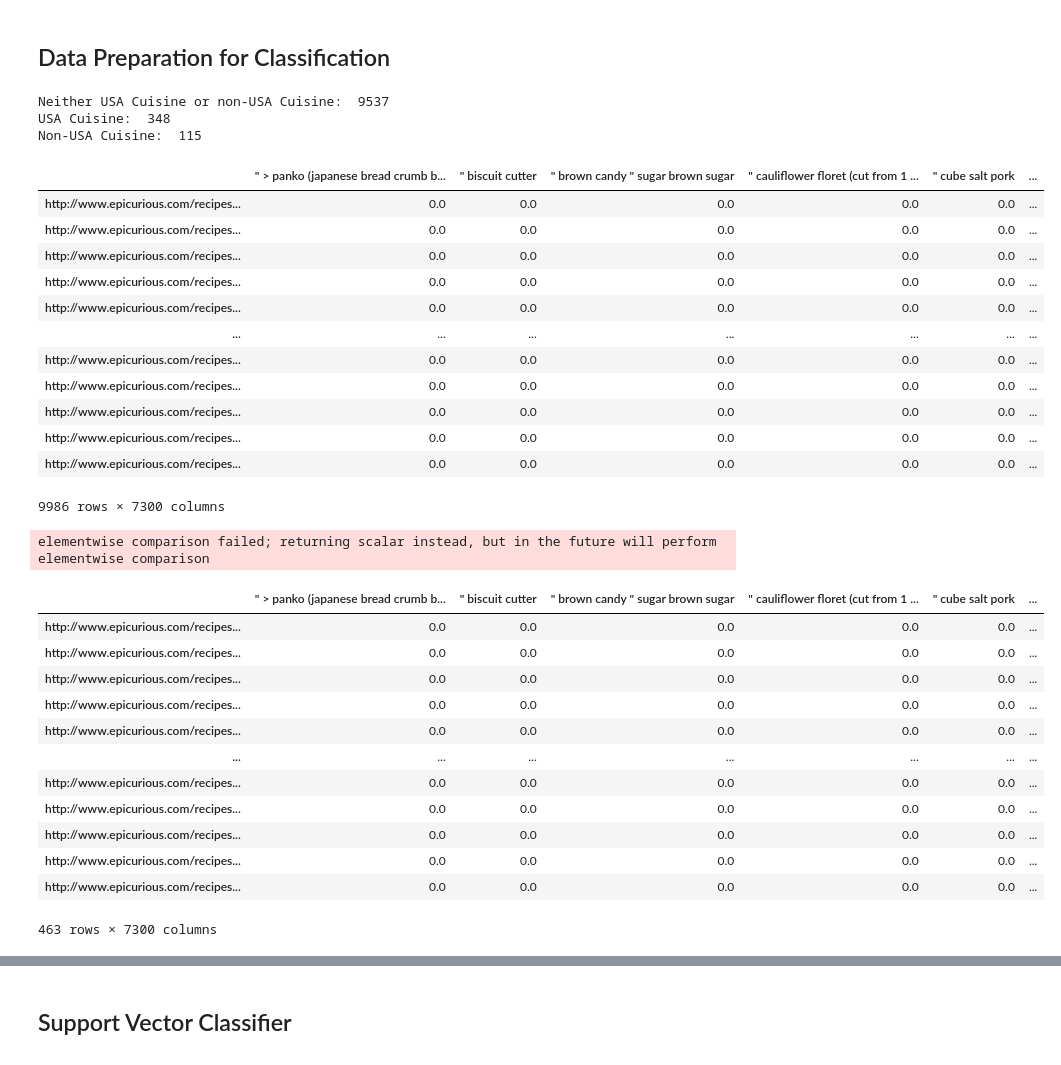
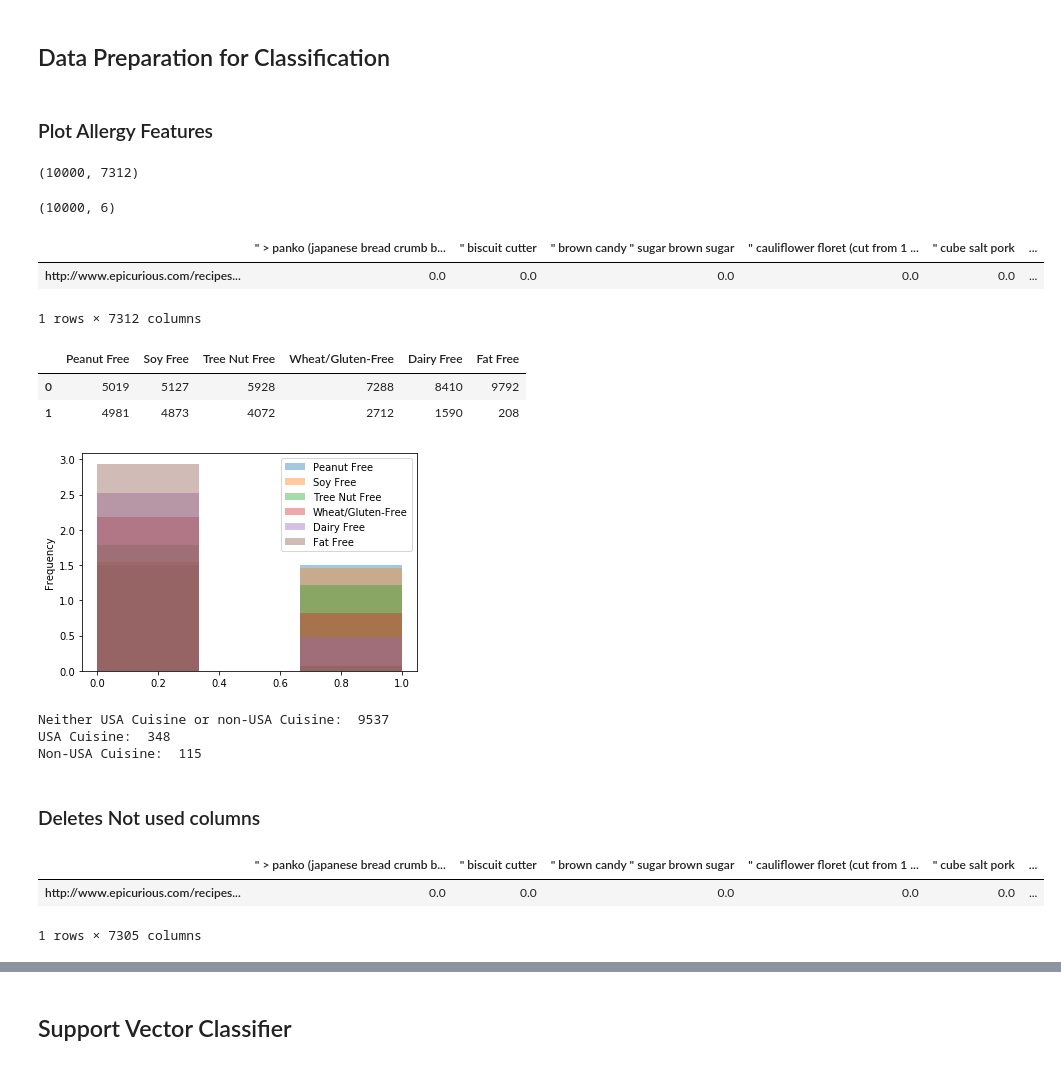
Before and after one commit to Sisyphus192/deep-dishes, a Jupyter notebook: notebooks/classification.ipynb, the cells around one changed output, grey strips where cells are left out. Cells and saved outputs as stored; diff of their text form; code cells hidden in the pictures.

```diff
--- a/notebooks/classification.ipynb
+++ b/notebooks/classification.ipynb
@@ -198,3 +198,32 @@ sample_df = addCuisinetypesToDF(sample_df,usa_cuisine,non_usa_cuisine)
 cuisine_df = sample_df
 sample_df = addallergytoDF(allergy_tags,sample_df)
 sample_df = dropZeroColumns(sample_df)
+# %% [markdown]
+### Plot Allergy Features
+# %%
+sample_df.shape
+# %% [output]
+(10000, 7312)
+# %%
+sample_df[allergy].shape
+# %% [output]
+(10000, 6)
+# %%
+allergy = ['Peanut Free','Soy Free','Tree Nut Free','Wheat/Gluten-Free','Dairy Free','Fat Free']
+sample_df[allergy] *= 1
+sample_df.head(1)
+# %% [output]
+|  | " > panko (japanese bread crumb b... | " biscuit cutter | " brown candy " sugar brown sugar | " cauliflower floret (cut from 1 ... | " cube salt pork | ... |
+| http://www.epicurious.com/recipes... | 0.0 | 0.0 | 0.0 | 0.0 | 0.0 | ... |
+1 rows × 7312 columns
+# %%
+sample_df[allergy].apply(pd.value_counts)
+# %% [output]
+|  | Peanut Free | Soy Free | Tree Nut Free | Wheat/Gluten-Free | Dairy Free | Fat Free |
+| 0 | 5019 | 5127 | 5928 | 7288 | 8410 | 9792 |
+| 1 | 4981 | 4873 | 4072 | 2712 | 1590 | 208 |
+# %%
+sample_df[allergy].plot.hist(alpha=0.4,density=True,bins=3)
+plt.show()
+# %% [output]
+[figure, added]
@@ -209,47 +244,21 @@ print("Non-USA Cuisine: ",count2)
 Neither USA Cuisine or non-USA Cuisine:  9537
 USA Cuisine:  348
 Non-USA Cuisine:  115
+# %% [markdown]
+### Deletes Not used columns
+# %%
+drop_column = ['avg_rating','best_rating','prepare_again_rating','num_reviews','usa_cuisine','tags','title']
+label_column = ['Peanut Free','Soy Free','Tree Nut Free','Wheat/Gluten-Free','Dairy Free','Fat Free']
+
+# copy1 = sample_df
+# copy2 = sample_df
+# usa_tag_df = deleterows(copy1,'usa_cuisine',2,'',True)
+# no_cuisine_tag_df = deleterows(copy2,'usa_cuisine',1,0,False)
 # %%
 sample_df = dropColumn(sample_df,drop_column)
 # %%
-sample_df
+sample_df.head(1)
 # %% [output]
 |  | " > panko (japanese bread crumb b... | " biscuit cutter | " brown candy " sugar brown sugar | " cauliflower floret (cut from 1 ... | " cube salt pork | ... |
 | http://www.epicurious.com/recipes... | 0.0 | 0.0 | 0.0 | 0.0 | 0.0 | ... |
-| http://www.epicurious.com/recipes... | 0.0 | 0.0 | 0.0 | 0.0 | 0.0 | ... |
-| http://www.epicurious.com/recipes... | 0.0 | 0.0 | 0.0 | 0.0 | 0.0 | ... |
-| http://www.epicurious.com/recipes... | 0.0 | 0.0 | 0.0 | 0.0 | 0.0 | ... |
-| http://www.epicurious.com/recipes... | 0.0 | 0.0 | 0.0 | 0.0 | 0.0 | ... |
-| ... | ... | ... | ... | ... | ... | ... |
-| http://www.epicurious.com/recipes... | 0.0 | 0.0 | 0.0 | 0.0 | 0.0 | ... |
-| http://www.epicurious.com/recipes... | 0.0 | 0.0 | 0.0 | 0.0 | 0.0 | ... |
-| http://www.epicurious.com/recipes... | 0.0 | 0.0 | 0.0 | 0.0 | 0.0 | ... |
-| http://www.epicurious.com/recipes... | 0.0 | 0.0 | 0.0 | 0.0 | 0.0 | ... |
-| http://www.epicurious.com/recipes... | 0.0 | 0.0 | 0.0 | 0.0 | 0.0 | ... |
-9986 rows × 7300 columns
+1 rows × 7305 columns
-# %%
-drop_column = ['avg_rating','best_rating','prepare_again_rating','num_reviews','Peanut Free','Soy Free','Tree Nut Free','Wheat/Gluten-Free','Dairy Free','Fat Free','tags','title']
-label_column = ['usa_cuisine']
-
-copy1 = sample_df
-copy2 = sample_df
-usa_tag_df = deleterows(copy1,'usa_cuisine',2,'',True)
-no_cuisine_tag_df = deleterows(copy2,'usa_cuisine',1,0,False)
-# %% [output]
-elementwise comparison failed; returning scalar instead, but in the future will perform elementwise comparison
-# %%
-usa_tag_df
-# %% [output]
-|  | " > panko (japanese bread crumb b... | " biscuit cutter | " brown candy " sugar brown sugar | " cauliflower floret (cut from 1 ... | " cube salt pork | ... |
-| http://www.epicurious.com/recipes... | 0.0 | 0.0 | 0.0 | 0.0 | 0.0 | ... |
-| http://www.epicurious.com/recipes... | 0.0 | 0.0 | 0.0 | 0.0 | 0.0 | ... |
-| http://www.epicurious.com/recipes... | 0.0 | 0.0 | 0.0 | 0.0 | 0.0 | ... |
-| http://www.epicurious.com/recipes... | 0.0 | 0.0 | 0.0 | 0.0 | 0.0 | ... |
-| http://www.epicurious.com/recipes... | 0.0 | 0.0 | 0.0 | 0.0 | 0.0 | ... |
-| ... | ... | ... | ... | ... | ... | ... |
-| http://www.epicurious.com/recipes... | 0.0 | 0.0 | 0.0 | 0.0 | 0.0 | ... |
-| http://www.epicurious.com/recipes... | 0.0 | 0.0 | 0.0 | 0.0 | 0.0 | ... |
-| http://www.epicurious.com/recipes... | 0.0 | 0.0 | 0.0 | 0.0 | 0.0 | ... |
-| http://www.epicurious.com/recipes... | 0.0 | 0.0 | 0.0 | 0.0 | 0.0 | ... |
-| http://www.epicurious.com/recipes... | 0.0 | 0.0 | 0.0 | 0.0 | 0.0 | ... |
-463 rows × 7300 columns
```
Also changed, not shown: parts of 18 cells of this notebook.
